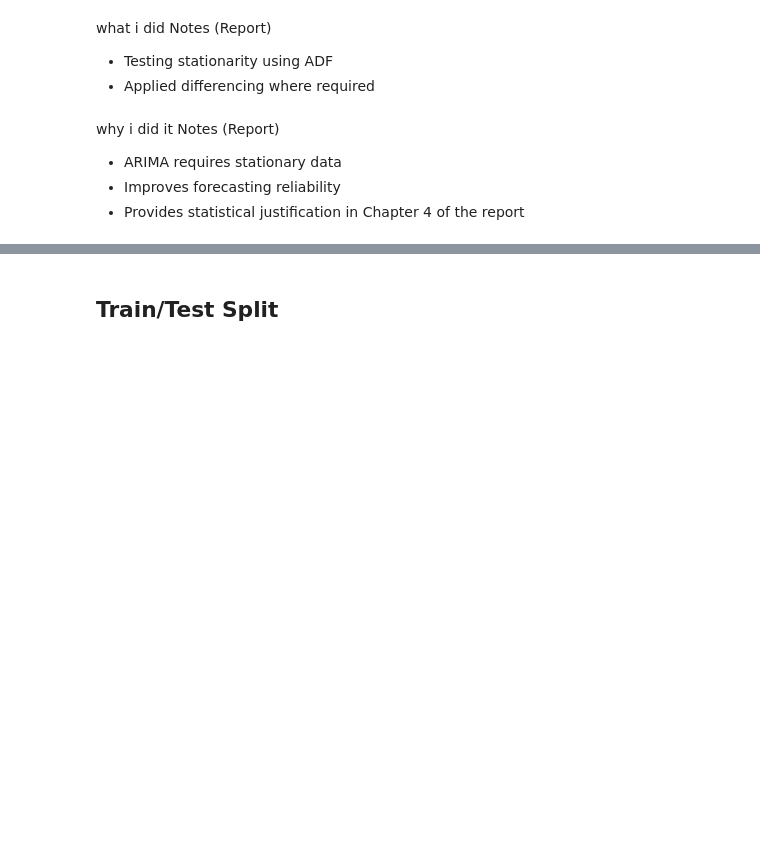
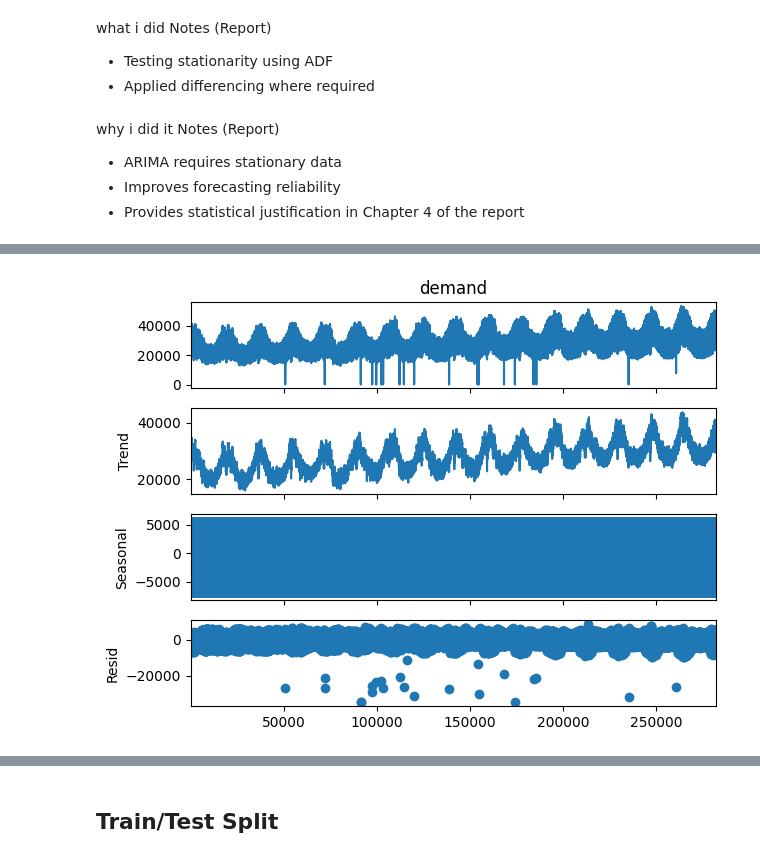
Before and after one commit to 4riell4/energy-consumption-forecasting, a Jupyter notebook: notebooks/01_data_inspection.ipynb, the cells around one changed output, grey strips where cells are left out. Drawn from its saved outputs; the diff is of its cells as text; code cells hidden in the pictures; blank space fills up the shorter version.

```diff
--- a/notebooks/01_data_inspection.ipynb
+++ b/notebooks/01_data_inspection.ipynb
@@ -285,0 +322,14 @@ why i did it Notes (Report)
+# %%
+# Seasonal Decomposition
+from statsmodels.tsa.seasonal import seasonal_decompose
+
+decomposition = seasonal_decompose(
+    df["demand"],
+    model="additive",
+    period=48  # 48 half-hour periods per day
+)
+
+decomposition.plot()
+plt.show()
+# %% [output]
+[figure, added]
```
Also changed, not shown: parts of 6 cells of this notebook.
